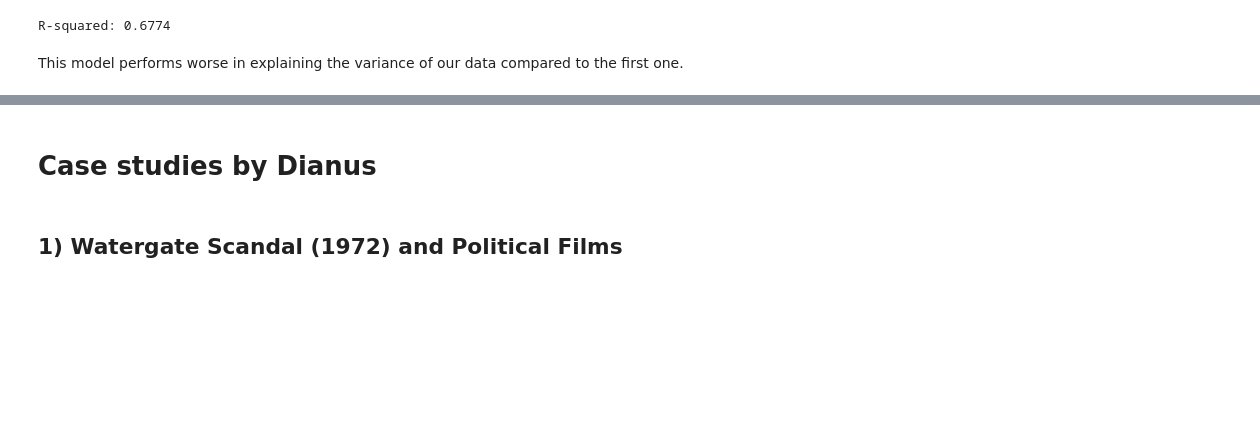
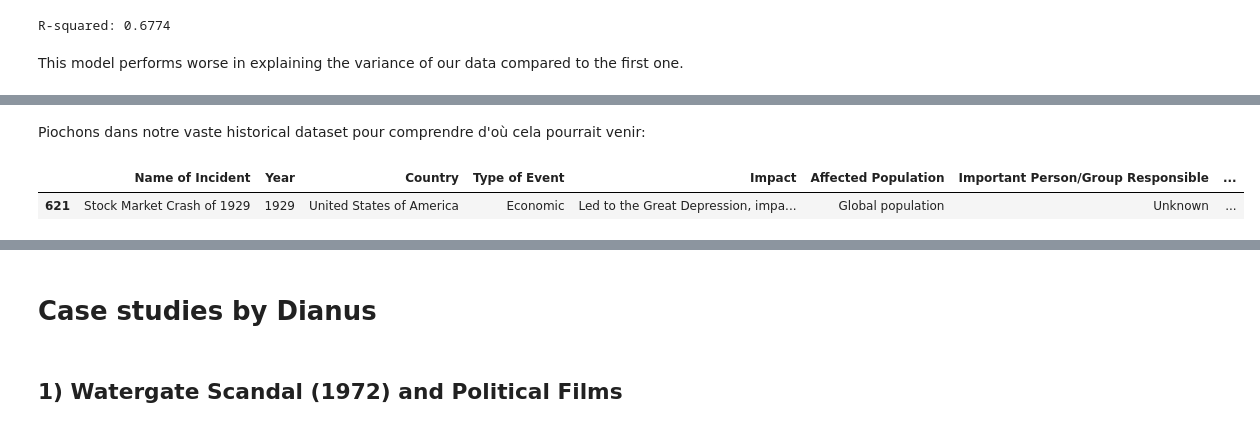
Before and after one commit to epfl-ada/ada-2024-project-nostringsadached, a Jupyter notebook: new_results2.ipynb, the cells around one changed output, grey strips where cells are left out. Drawn from its saved outputs; the diff is of its cells as text; code cells hidden in the pictures; blank space fills up the shorter version.

```diff
--- a/new_results2.ipynb
+++ b/new_results2.ipynb
@@ -745,0 +779,10 @@ This model performs worse in explaining the variance of our data compared to the
+# %% [markdown]
+Piochons dans notre vaste historical dataset pour comprendre d'où cela pourrait venir:
+# %%
+# events in the USA starting from 1925 to 1930
+USA_events = preprocessed_history[preprocessed_history['Country'] == 'United States of America']
+USA_events = USA_events[USA_events['Year'].between(1925, 1930)].sort_values(by='Year')
+USA_events.head()
+# %% [output]
+|  | Name of Incident | Year | Country | Type of Event | Impact | Affected Population | Important Person/Group Responsible | ... |
+| 621 | Stock Market Crash of 1929 | 1929 | United States of America | Economic | Led to the Great Depression, impa... | Global population | Unknown | ... |
```
Also changed, not shown: parts of 12 cells of this notebook, 1 other file.
